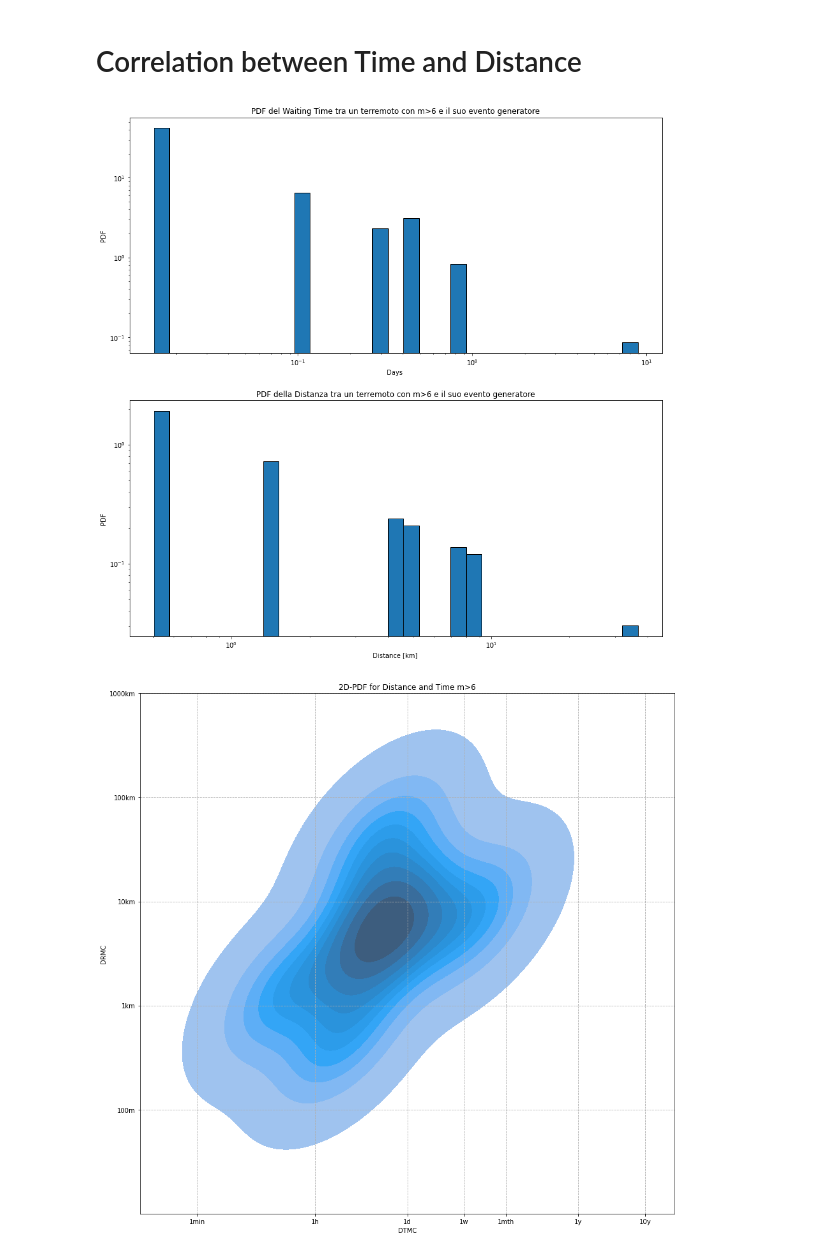
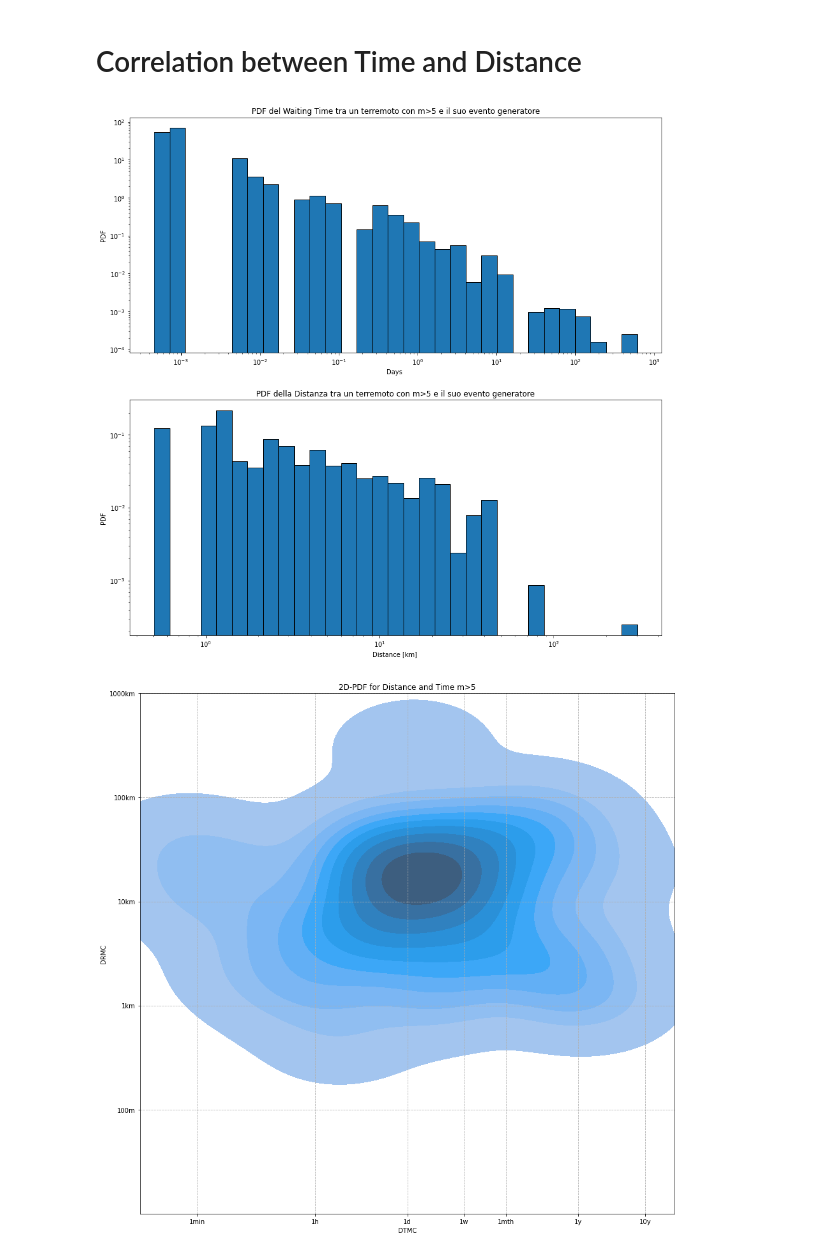
Before and after one commit to andreazanola98/Earthquake-Data-Analysis, a Jupyter notebook: Andrea.ipynb, the cells around one changed output. Drawn from its saved outputs; the diff is of its cells as text; code cells hidden in the pictures.

```diff
--- a/Andrea.ipynb
+++ b/Andrea.ipynb
@@ -101,9 +133,9 @@ Questo grafico mostra come i terremoti inidicizzati -1 (generatori) non sono que
 # %%
-from matplotlib.ticker import MultipleLocator
-mth=6
+mth=5 #questa soglia selezione quale evento viene considerato importante (che verrà usato nel foreshock)
 mask=(df['mag']>mth) & (df['pointer']!=-1)
 i1 = df['pointer'][mask].to_numpy()
 origin=0
+originv=0
 nv=0
 for i in range(len(i1)):
     mask1=[]
@@ -115,6 +147,8 @@ for i in range(len(i1)):
         n=n+1
     nv=np.insert(nv,-1,n)
     origin=np.insert(origin,-1,mask1[-2])
+    originv=np.insert(originv,-1,mask1[:-1])
 
 nv=np.delete(nv,-1)        #numero di step prima di arrivare all'evento generatore
 origin=np.delete(origin,-1)#indici di riferimento dell'evento generatore
+originv=np.unique(np.delete(originv,-1))#tutti gli indici (no doppioni) che portano a ritroso all'evento generatore
@@ -121,8 +211,9 @@ origin=np.delete(origin,-1)#indici di riferimento dell'evento generatore
 # %% [markdown]
 # Correlation between Time and Distance
 # %%
+mask=(df['mag']>mth) & (df['pointer']!=-1)
+i1 = df['pointer'][mask].to_numpy()
 dtmc=df['t'][mask].to_numpy()-df['t'][origin].to_numpy()
-
 x1=(df['lat'][mask].to_numpy()-df['lat'][origin].to_numpy())**2
 y1=(df['long'][mask].to_numpy()-df['long'][origin].to_numpy())**2
 z1=(df['dep'][mask].to_numpy()-df['dep'][origin].to_numpy())**2
@@ -134,20 +225,19 @@ r1=np.max(drmc)/1000
 t0=np.min(dtmc)/c
 r0=np.min(drmc)/1000
 
+counts, bins, bars = axs[0].hist(dtmc/c, bins=np.logspace(np.log10(t0),np.log10(t1),4*8),edgecolor='black',density=1)
 axs[0].set_xlabel('Days ')
 axs[0].set_ylabel('PDF')
 axs[0].set_title('PDF del Waiting Time tra un terremoto con m>%.0f e il suo evento generatore' %mth)
 axs[0].set_xscale('log')
 axs[0].set_yscale('log')
-counts, bins, bars = axs[0].hist(dtmc/c, bins=np.logspace(np.log10(t0),np.log10(t1),4*8),edgecolor='black',density=1)
 
+counts, bins, bars = axs[1].hist(drmc/1000, bins=np.logspace(np.log10(r0),np.log10(r1),4*8),edgecolor='black',density=1)
 axs[1].set_xlabel('Distance [km] ')
 axs[1].set_ylabel('PDF')
 axs[1].set_title('PDF della Distanza tra un terremoto con m>%.0f e il suo evento generatore' %mth)
 axs[1].set_xscale('log')
 axs[1].set_yscale('log')
-counts, bins, bars = axs[1].hist(drmc/1000, bins=np.logspace(np.log10(r0),np.log10(r1),4*8),edgecolor='black',density=1)
-
 
 #LINEAR VERSION
 #counts, bins, bars = axs.hist(dtmc/c, bins=np.linspace(0,t1,70),edgecolor='black',density=1)
@@ -156,22 +246,22 @@ counts, bins, bars = axs[1].hist(drmc/1000, bins=np.logspace(np.log10(r0),np.log
 #axs.set_xticks([7,30*3,30*6,365,365*2])
 #axs.set_xticklabels(['1w','3mth','6mth','1y','2y']);
 # %% [output]
-[figure, old version]
+[figure, new version]
 # %%
-import seaborn as sns
+dfr=pd.DataFrame({'dtmc': dtmc/c, 'drmc': drmc/1000})
 fig0, ax = plt.subplots(figsize=(15,15))
-dfr=pd.DataFrame({'dtmc': dtmc/c, 'drmc': drmc/1000})
-sns.kdeplot(x=np.log10(dfr['dtmc']), y=np.log10(dfr['drmc']),fill='true',ax=ax,
-            levels=[0.01,0.1,0.2,0.3,0.4,0.5,0.6,0.7,0.8,0.9,1]);
+lev=[0.01,0.1,0.2,0.3,0.4,0.5,0.6,0.7,0.8,0.9,1]
+
+sns.kdeplot(x=np.log10(dfr['dtmc']), y=np.log10(dfr['drmc']),fill='true',ax=ax,levels=lev);
 ax.set_xlabel('DTMC');
 ax.set_ylabel('DRMC');
 ax.set_title('2D-PDF for Distance and Time m>%.0f'%mth)
 ax.set_xticks([-3.15,-1.38,0,0.85,1.48,2.56,3.56]) #-3.15 -> 1min  -- -4.93 -> 1sec
 ax.set_xticklabels(['1min','1h','1d','1w','1mth','1y','10y']);
 ax.set_yticks([-1,0,1,2,3,4])
 ax.set_yticklabels(['100m','1km','10km','100km','1000km','10000km']);
 ax.set_xlim(-4,4);
 ax.set_ylim(-2,3);
 ax.grid(which='both',b=1, linestyle='dashed')
 # %% [output]
-[figure, old version]
+[figure, new version]
```
Also changed, not shown: parts of 15 cells of this notebook.
